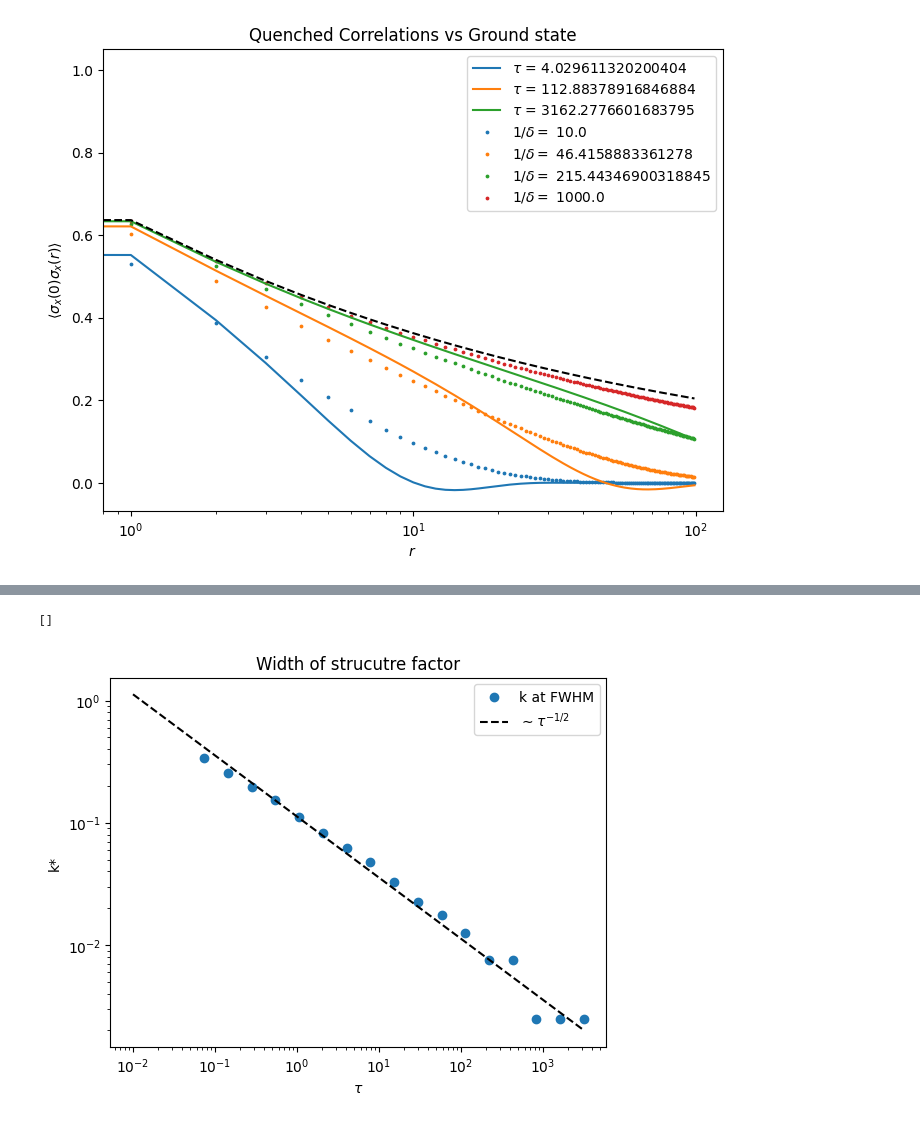
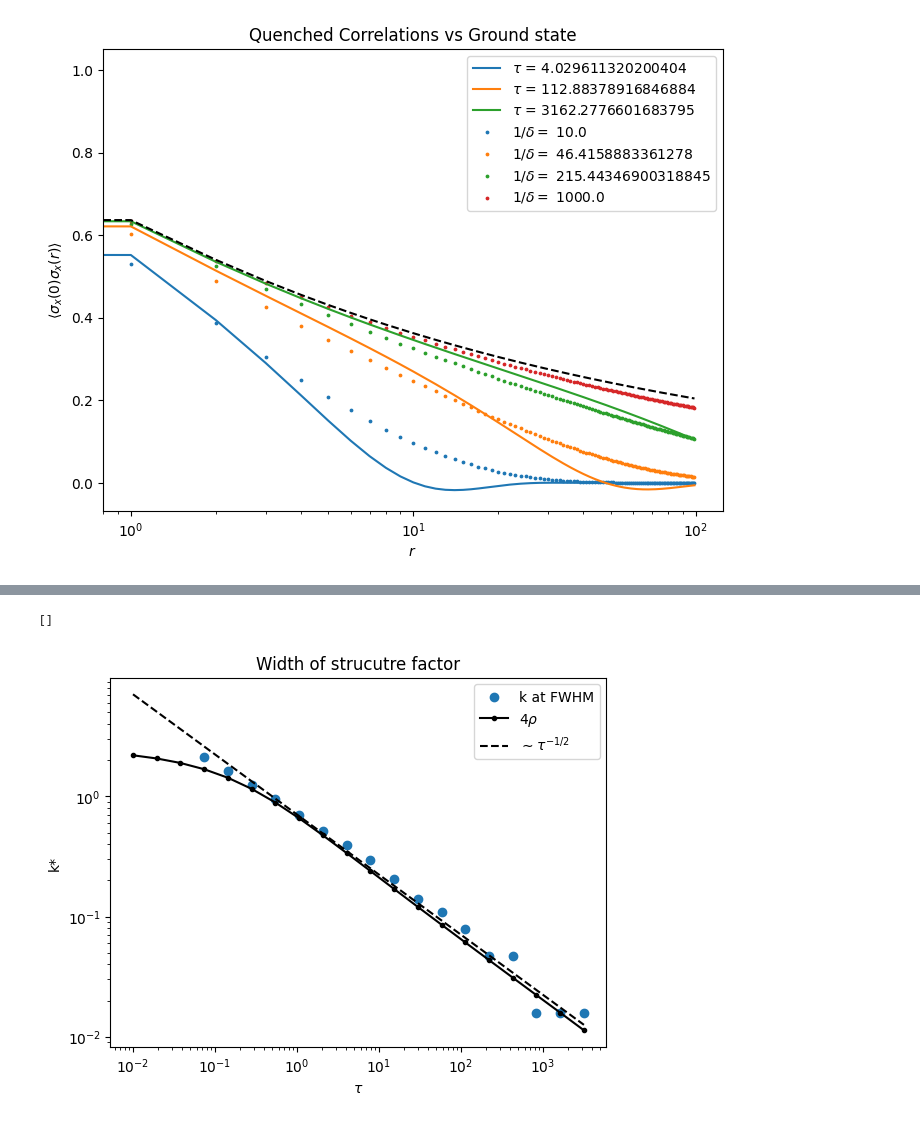
Before and after one commit to KristianMunnikhuis/subsystem_loschmidt_echo, a Jupyter notebook: scripts/October /FWHM_structure_factor.ipynb, the cells around one changed output, grey strips where cells are left out. Drawn from its saved outputs; the diff is of its cells as text; code cells hidden in the pictures.

```diff
--- a/scripts/October /FWHM_structure_factor.ipynb
+++ b/scripts/October /FWHM_structure_factor.ipynb
@@ -67,7 +67,7 @@ C_zz = array([sigma_z([0,ri])- sigma_z([0])**2 for ri in r])
 ###
 # Kibble Zurek State Generation
 ###
-#kz_states = Parallel(n_jobs=-1)(delayed(kz.state)(L, tau, 0) for tau in tqdm(taus))
+kz_states = Parallel(n_jobs=-1)(delayed(kz.state)(L, tau, 0) for tau in tqdm(taus))
 ####
 # Kibble Zurek Correlation Function Generation (Takes 15 minutes on mac)
 #X = [xx(state,r) for state in kb_states]
@@ -117,7 +117,7 @@ Pn = array([eq.P_n_correlations(n,ri)-eq.P_n(n)**2 for ri in tqdm(r)])
 S1 = fftshift(fft(P1))
 Sn = fftshift(fft(Pn))
 
-k = fftshift(fftfreq(len(r),1))
+k = fftshift(fftfreq(len(r),1))*2*pi
 S1 /= sum(abs(S1))
 Sn /= sum(abs(Sn))
 
@@ -154,11 +160,13 @@ for x in kz_structure_factors:
 # %%
 scatter(taus,array(fwhms)/2,label="k at FWHM")
-plot(taus,1/(2*pi*sqrt(2*taus)),"--k",label=r"$\sim \tau^{-1/2}$")
+plot(taus,4*rhos,".-k",label=r"$4\rho$")
+plot(taus,1/sqrt(2*taus),"--k",label=r"$\sim \tau^{-1/2}$")
+
 xlabel(r"$\tau$")
 ylabel(r"k*")
 title("Width of strucutre factor")
 legend()
 loglog()
 # %% [output]
 []
-[figure, old version]
+[figure, new version]
```
Also changed, not shown: parts of 8 cells of this notebook, 4 other files.
